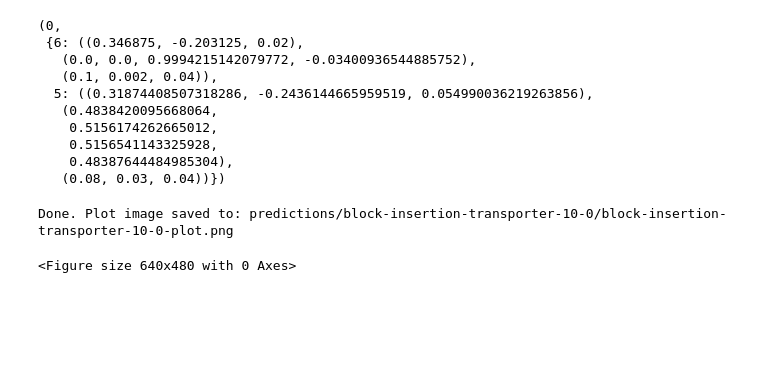
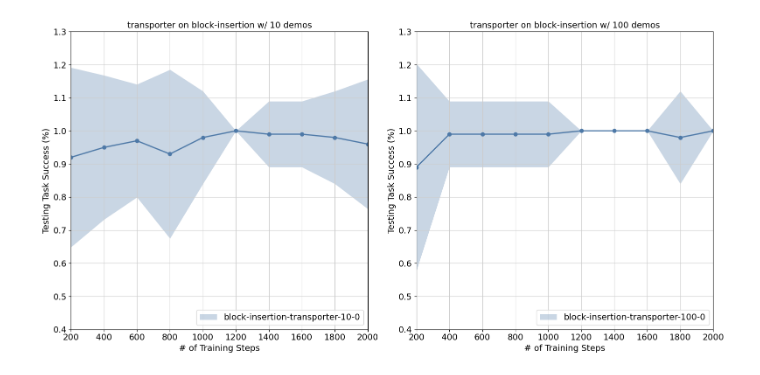
Before and after one commit to MatiasEtcheve/RECVIS-transporter-networks, a Jupyter notebook: training_visualisation.ipynb, the cells around one changed output. Cells and saved outputs as stored; diff of their text form; code cells hidden in the pictures; blank space fills up the shorter version.

```diff
--- a/training_visualisation.ipynb
+++ b/training_visualisation.ipynb
@@ -23,13 +16,0 @@ info[0]
-# %%
-data[1]
-# %% [output]
-(0,
- {6: ((0.346875, -0.203125, 0.02),
-   (0.0, 0.0, 0.9994215142079772, -0.03400936544885752),
-   (0.1, 0.002, 0.04)),
-  5: ((0.31874408507318286, -0.2436144665959519, 0.054990036219263856),
-   (0.4838420095668064,
-    0.5156174262665012,
-    0.5156541143325928,
-    0.48387644484985304),
-   (0.08, 0.03, 0.04))})
@@ -36,40 +89,36 @@ data[1]
 # %%
-path_to_predictions = "predictions/block-insertion-transporter-100-0/"
-
 task = "block-insertion"
 agent = "transporter"
-n_demos = 10
 train_run = 0
-name = f"{task}-{agent}-{n_demos}-{train_run}"
+logs = {}
 
-# Load and print results to console.
-curve = []
-for fname in tf.io.gfile.listdir(path_to_predictions):
-    fname = os.path.join(path_to_predictions, fname)
-    if name in fname and ".pkl" in fname:
-        n_steps = int(fname[(fname.rfind("-") + 1) : -4])
-        data = pickle.load(open(fname, "rb"))
-        rewards = []
-        for reward, _ in data:
-            rewards.append(reward)
-        score = np.mean(rewards)
-        std = np.std(rewards)
-        curve.append((n_steps, score, std))
-    curve.sort()
-    # for log in curve:
-    #     print(f'  {log[0]} steps:\t{log[1]:.2f}%\t± {log[2]:.2f}%')
+fig, axs = plt.subplots(1, 2, figsize=(16, 8))
 
-# Plot results over training steps.
-title = f"{agent} on {task} w/ {n_demos} demos"
-ylabel = "Testing Task Success (%)"
-xlabel = "# of Training Steps"
+for index, n_demos in enumerate([10, 100]):
+    path_to_predictions = Path(f"predictions/{task}-{agent}-{n_demos}-{train_run}/")
+    name = f"{task}-{agent}-{n_demos}-{train_run}"
 
-logs = {}
-curve = np.array(curve)
-logs[name] = (curve[:, 0], curve[:, 1], curve[:, 2])
-fname = os.path.join(path_to_predictions, f"{name}-plot.png")
-utils.plot(fname, title, ylabel, xlabel, data=logs, ylim=[0, 1.3])
-print(f"Done. Plot image saved to: {fname}")
+    # Load and print results to console.
+    curve = []
+    for fname in tf.io.gfile.listdir(str(path_to_predictions)):
+        fname = os.path.join(str(path_to_predictions), fname)
+        if name in fname and ".pkl" in fname:
+            n_steps = int(fname[(fname.rfind("-") + 1) : -4])
+            data = pickle.load(open(fname, "rb"))
+            rewards = []
+            for reward, _ in data:
+                rewards.append(reward)
+            score = np.mean(rewards)
+            std = np.std(rewards)
+            curve.append((n_steps, score, std))
+        curve.sort()
+
+    # Plot results over training steps.
+    title = f"{agent} on {task} w/ {n_demos} demos"
+    ylabel = "Testing Task Success (%)"
+    xlabel = "# of Training Steps"
+    curve = np.array(curve)
+    logs = {name: (curve[:, 0], curve[:, 1], curve[:, 2])}
+    plot(title, ylabel, xlabel, data=logs, ax=axs[index], ylim=[0.4, 1.3])
 # %% [output]
-Done. Plot image saved to: predictions/block-insertion-transporter-10-0/block-insertion-transporter-10-0-plot.png
-<Figure size 640x480 with 0 Axes>
+[figure, added]
```
Also changed, not shown: parts of 9 cells of this notebook, 2 other files.
